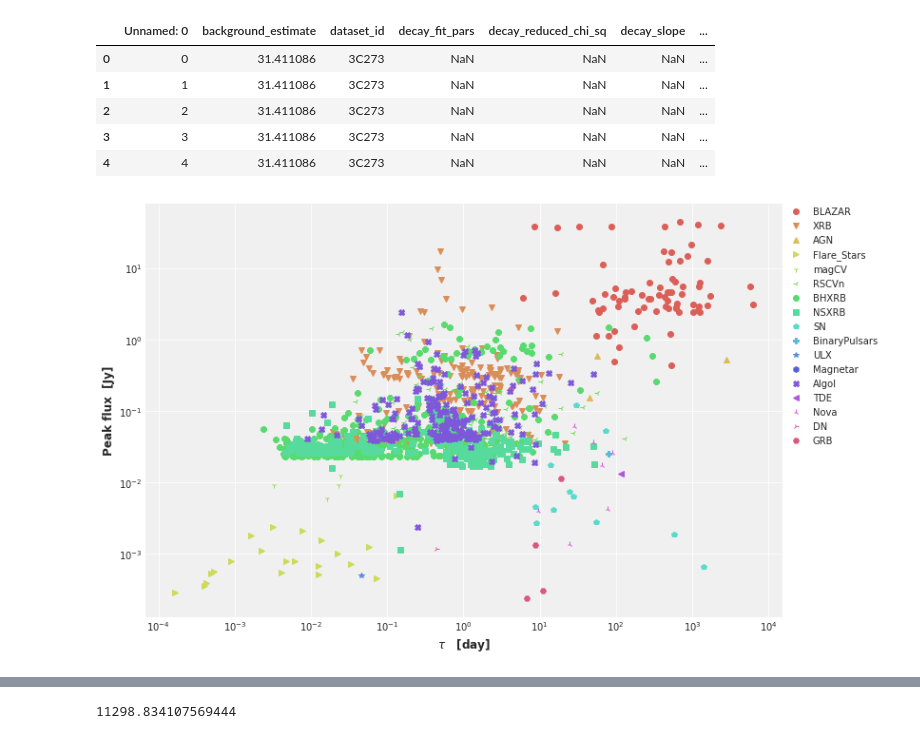
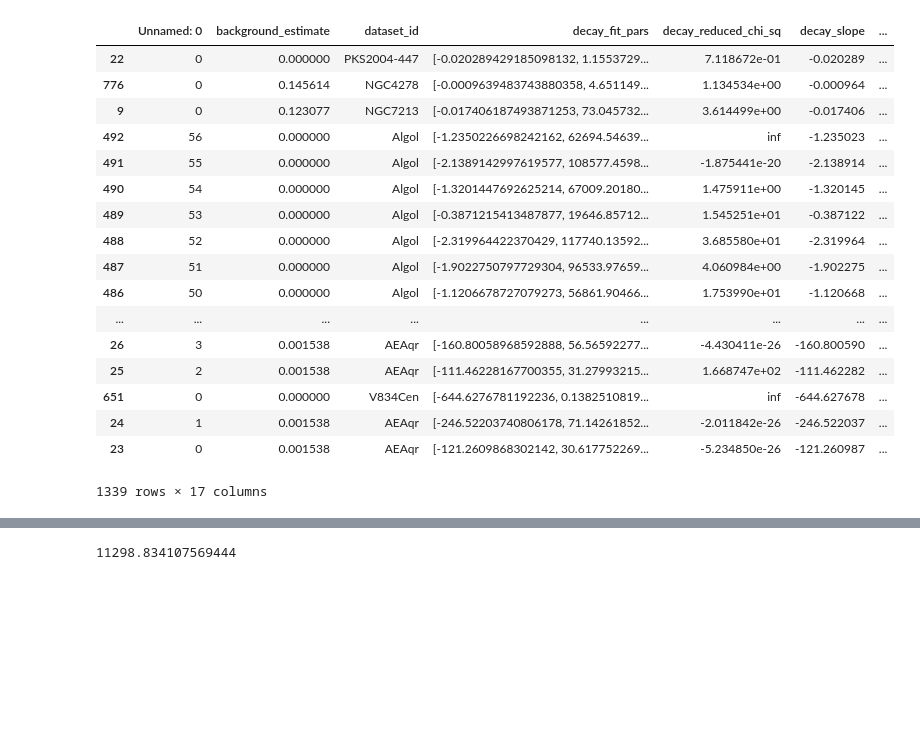
Before and after one commit to kimeels/variability-timescale-analysis-paper, a Jupyter notebook: scripts/Plotting_fluxVsTau.ipynb, the cells around one changed output, grey strips where cells are left out. Saved outputs shown, nothing was run; the diff lists cells and outputs as text; code cells hidden in the pictures; blank space fills up the shorter version.

```diff
--- a/scripts/Plotting_fluxVsTau.ipynb
+++ b/scripts/Plotting_fluxVsTau.ipynb
@@ -12,32 +12,26 @@ sns.set_palette(sns.color_palette("hls", 17))
 # %%
 path = "results/"                     # use your path
 all_files = glob.glob(os.path.join(path, "*.csv"))     # advisable to use os.path.join as this makes concatenation OS independent
 
 df_from_each_file = (pd.read_csv(f,sep = '\t') for f in all_files)
 df   = pd.concat(df_from_each_file, ignore_index=True)
-df.head()
+df.sort_values('target_class')
 # %% [output]
 |  | Unnamed: 0 | background_estimate | dataset_id | decay_fit_pars | decay_reduced_chi_sq | decay_slope | ... |
-| 0 | 0 | 31.411086 | 3C273 | NaN | NaN | NaN | ... |
-| 1 | 1 | 31.411086 | 3C273 | NaN | NaN | NaN | ... |
-| 2 | 2 | 31.411086 | 3C273 | NaN | NaN | NaN | ... |
-| 3 | 3 | 31.411086 | 3C273 | NaN | NaN | NaN | ... |
-| 4 | 4 | 31.411086 | 3C273 | NaN | NaN | NaN | ... |
+| 22 | 0 | 0.000000 | PKS2004-447 | [-0.020289429185098132, 1.1553729... | 7.118672e-01 | -0.020289 | ... |
+| 776 | 0 | 0.145614 | NGC4278 | [-0.0009639483743880358, 4.651149... | 1.134534e+00 | -0.000964 | ... |
+| 9 | 0 | 0.123077 | NGC7213 | [-0.017406187493871253, 73.045732... | 3.614499e+00 | -0.017406 | ... |
+| 492 | 56 | 0.000000 | Algol | [-1.2350226698242162, 62694.54639... | inf | -1.235023 | ... |
+| 491 | 55 | 0.000000 | Algol | [-2.1389142997619577, 108577.4598... | -1.875441e-20 | -2.138914 | ... |
+| 490 | 54 | 0.000000 | Algol | [-1.3201447692625214, 67009.20180... | 1.475911e+00 | -1.320145 | ... |
+| 489 | 53 | 0.000000 | Algol | [-0.3871215413487877, 19646.85712... | 1.545251e+01 | -0.387122 | ... |
+| 488 | 52 | 0.000000 | Algol | [-2.319964422370429, 117740.13592... | 3.685580e+01 | -2.319964 | ... |
+| 487 | 51 | 0.000000 | Algol | [-1.9022750797729304, 96533.97659... | 4.060984e+00 | -1.902275 | ... |
+| 486 | 50 | 0.000000 | Algol | [-1.1206678727079273, 56861.90466... | 1.753990e+01 | -1.120668 | ... |
+| ... | ... | ... | ... | ... | ... | ... | ... |
+| 26 | 3 | 0.001538 | AEAqr | [-160.80058968592888, 56.56592277... | -4.430411e-26 | -160.800590 | ... |
+| 25 | 2 | 0.001538 | AEAqr | [-111.46228167700355, 31.27993215... | 1.668747e+02 | -111.462282 | ... |
+| 651 | 0 | 0.000000 | V834Cen | [-644.6276781192236, 0.1382510819... | inf | -644.627678 | ... |
+| 24 | 1 | 0.001538 | AEAqr | [-246.52203740806178, 71.14261852... | -2.011842e-26 | -246.522037 | ... |
+| 23 | 0 | 0.001538 | AEAqr | [-121.2609868302142, 30.617752269... | -5.234850e-26 | -121.260987 | ... |
+1339 rows × 17 columns
-# %%
-classes = df.target_class.unique()
-markers = ["o","v","^",">","1","3","8","s","p","P","*","h","X","<","2","4","H"]
-pl.figure(figsize = [12,8])
-for i in range(len(classes)):
-    rise_slope = df.loc[(df["target_class"] == classes[i]), "rise_slope"]
-    peak_flux = df.loc[df["target_class"] == classes[i], "peak_flux"]
-    pl.plot(1/rise_slope,peak_flux,marker = markers[i],linestyle = "",label = classes[i])
-
-pl.xlabel(r'$\tau$   [day]',fontsize=12,fontweight='bold')
-pl.ylabel("Peak flux  [Jy]",fontsize=12,fontweight='bold')
-pl.xscale("log")
-pl.yscale("log")
-lgd = pl.legend(bbox_to_anchor=(1, 1), loc=2, borderaxespad=0.)
-pl.savefig('fluxVstau.png',bbox_extra_artists=(lgd,), bbox_inches='tight')
-pl.show()
-# %% [output]
-[figure, removed]
```
Also changed, not shown: parts of 11 cells of this notebook.
